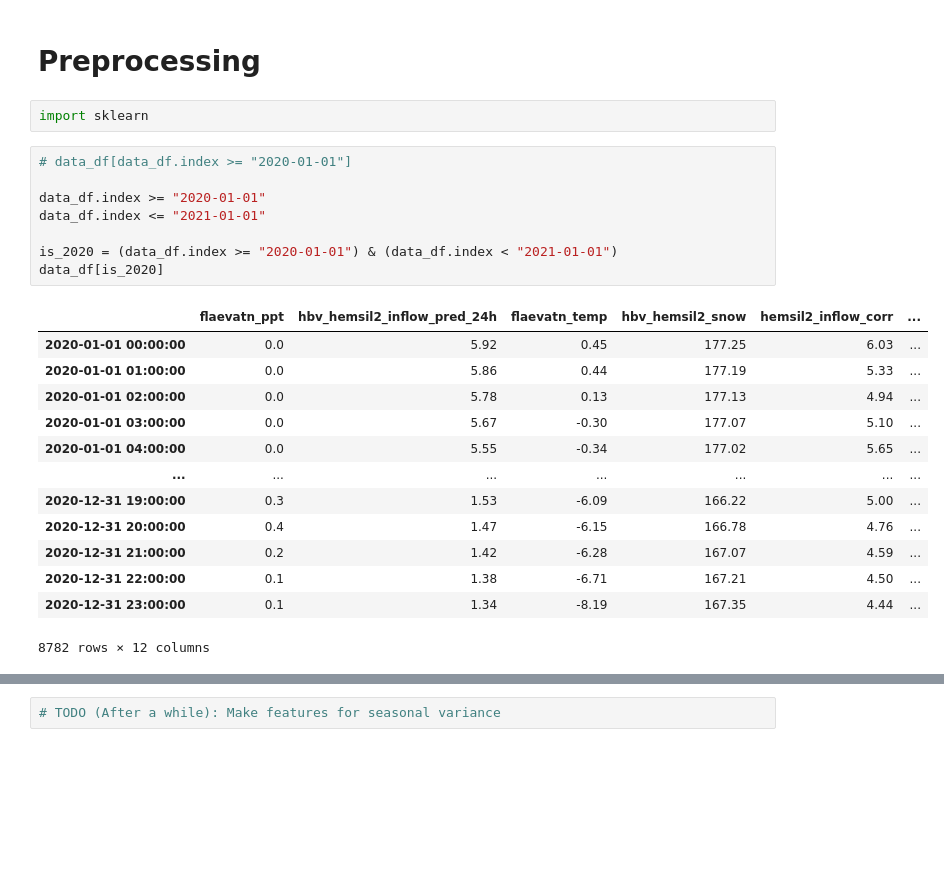
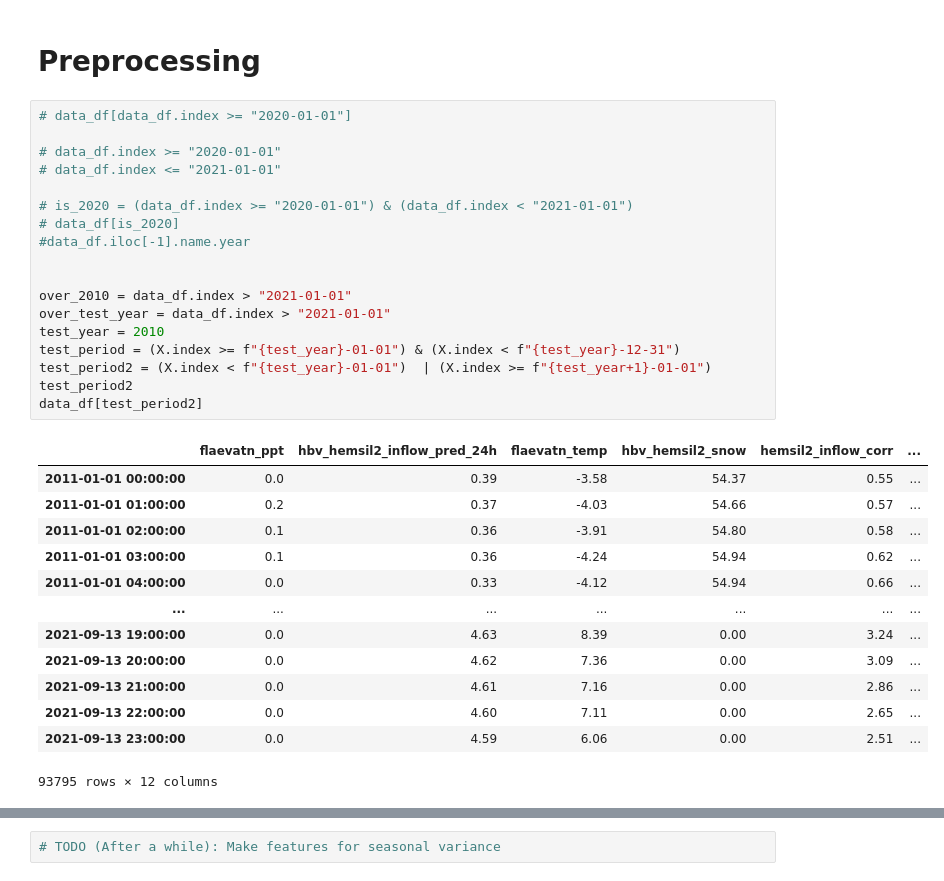
Before and after one commit to krisbrud/norwai-innovate-hackathon-2022, a Jupyter notebook: Getting Started.ipynb, the cells around one changed output, grey strips where cells are left out. Saved outputs shown, nothing was run; the diff lists cells and outputs as text; blank space fills up the shorter version.

```diff
--- a/Getting Started.ipynb
+++ b/Getting Started.ipynb
@@ -204,30 +207,38 @@ memory usage: 10.1 MB
 **Note:** A more intricate processing where only larger chunks of missing data are removed, while keeping track of the valid intervals is likely better. It would probably also be better to convert all times to UTC to avoid daylight saving issues, but you will then have to handle the overwritted hour in the autumn (interpolation etc)
 # %% [markdown]
 # Preprocessing
-# %%
-import sklearn
 # %%
 # data_df[data_df.index >= "2020-01-01"]
 
-data_df.index >= "2020-01-01"
-data_df.index <= "2021-01-01"
+# data_df.index >= "2020-01-01"
+# data_df.index <= "2021-01-01"
 
-is_2020 = (data_df.index >= "2020-01-01") & (data_df.index < "2021-01-01")
-data_df[is_2020]
+# is_2020 = (data_df.index >= "2020-01-01") & (data_df.index < "2021-01-01")
+# data_df[is_2020]
+#data_df.iloc[-1].name.year
+
+
+over_2010 = data_df.index > "2021-01-01"
+over_test_year = data_df.index > "2021-01-01"
+test_year = 2010
+test_period = (X.index >= f"{test_year}-01-01") & (X.index < f"{test_year}-12-31")
+test_period2 = (X.index < f"{test_year}-01-01")  | (X.index >= f"{test_year+1}-01-01")
+test_period2
+data_df[test_period2]
 # %% [output]
 |  | flaevatn_ppt | hbv_hemsil2_inflow_pred_24h | flaevatn_temp | hbv_hemsil2_snow | hemsil2_inflow_corr | ... |
-| 2020-01-01 00:00:00 | 0.0 | 5.92 | 0.45 | 177.25 | 6.03 | ... |
-| 2020-01-01 01:00:00 | 0.0 | 5.86 | 0.44 | 177.19 | 5.33 | ... |
-| 2020-01-01 02:00:00 | 0.0 | 5.78 | 0.13 | 177.13 | 4.94 | ... |
-| 2020-01-01 03:00:00 | 0.0 | 5.67 | -0.30 | 177.07 | 5.10 | ... |
-| 2020-01-01 04:00:00 | 0.0 | 5.55 | -0.34 | 177.02 | 5.65 | ... |
+| 2011-01-01 00:00:00 | 0.0 | 0.39 | -3.58 | 54.37 | 0.55 | ... |
+| 2011-01-01 01:00:00 | 0.2 | 0.37 | -4.03 | 54.66 | 0.57 | ... |
+| 2011-01-01 02:00:00 | 0.1 | 0.36 | -3.91 | 54.80 | 0.58 | ... |
+| 2011-01-01 03:00:00 | 0.1 | 0.36 | -4.24 | 54.94 | 0.62 | ... |
+| 2011-01-01 04:00:00 | 0.0 | 0.33 | -4.12 | 54.94 | 0.66 | ... |
 | ... | ... | ... | ... | ... | ... | ... |
-| 2020-12-31 19:00:00 | 0.3 | 1.53 | -6.09 | 166.22 | 5.00 | ... |
-| 2020-12-31 20:00:00 | 0.4 | 1.47 | -6.15 | 166.78 | 4.76 | ... |
-| 2020-12-31 21:00:00 | 0.2 | 1.42 | -6.28 | 167.07 | 4.59 | ... |
-| 2020-12-31 22:00:00 | 0.1 | 1.38 | -6.71 | 167.21 | 4.50 | ... |
-| 2020-12-31 23:00:00 | 0.1 | 1.34 | -8.19 | 167.35 | 4.44 | ... |
+| 2021-09-13 19:00:00 | 0.0 | 4.63 | 8.39 | 0.00 | 3.24 | ... |
+| 2021-09-13 20:00:00 | 0.0 | 4.62 | 7.36 | 0.00 | 3.09 | ... |
+| 2021-09-13 21:00:00 | 0.0 | 4.61 | 7.16 | 0.00 | 2.86 | ... |
+| 2021-09-13 22:00:00 | 0.0 | 4.60 | 7.11 | 0.00 | 2.65 | ... |
+| 2021-09-13 23:00:00 | 0.0 | 4.59 | 6.06 | 0.00 | 2.51 | ... |
-8782 rows × 12 columns
+93795 rows × 12 columns
 # %%
 # TODO: Train/test-split
 # TODO: Let 2020 be test year
```
Also changed, not shown: parts of 10 cells of this notebook.
